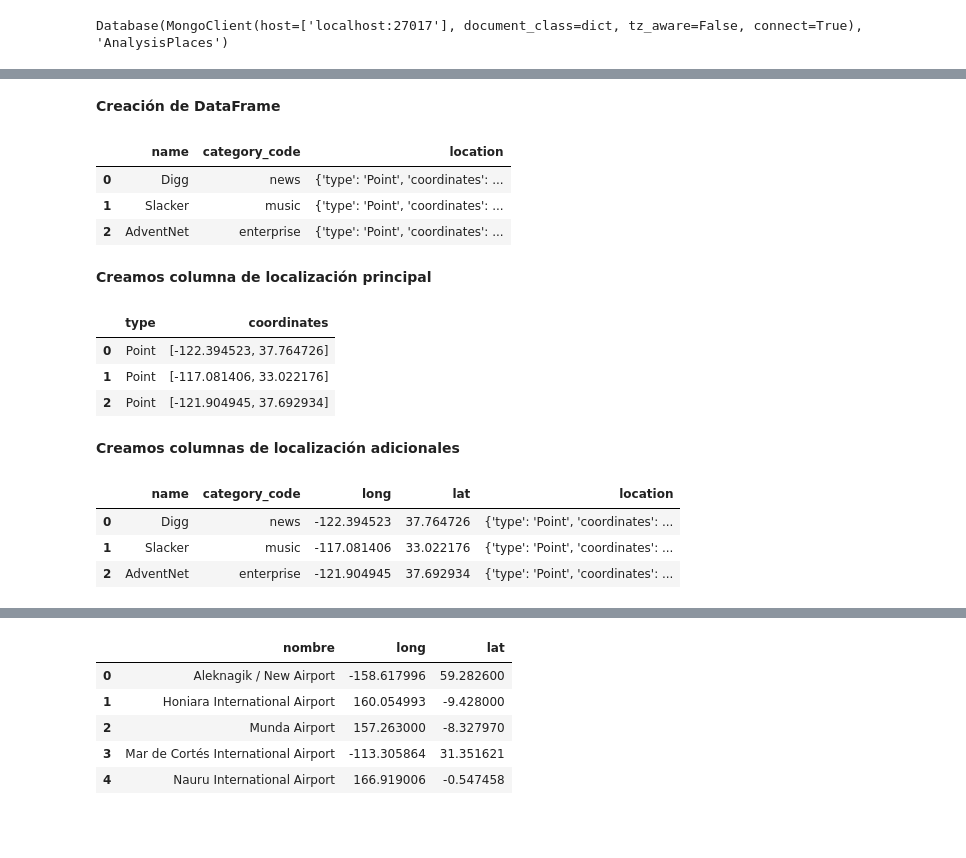
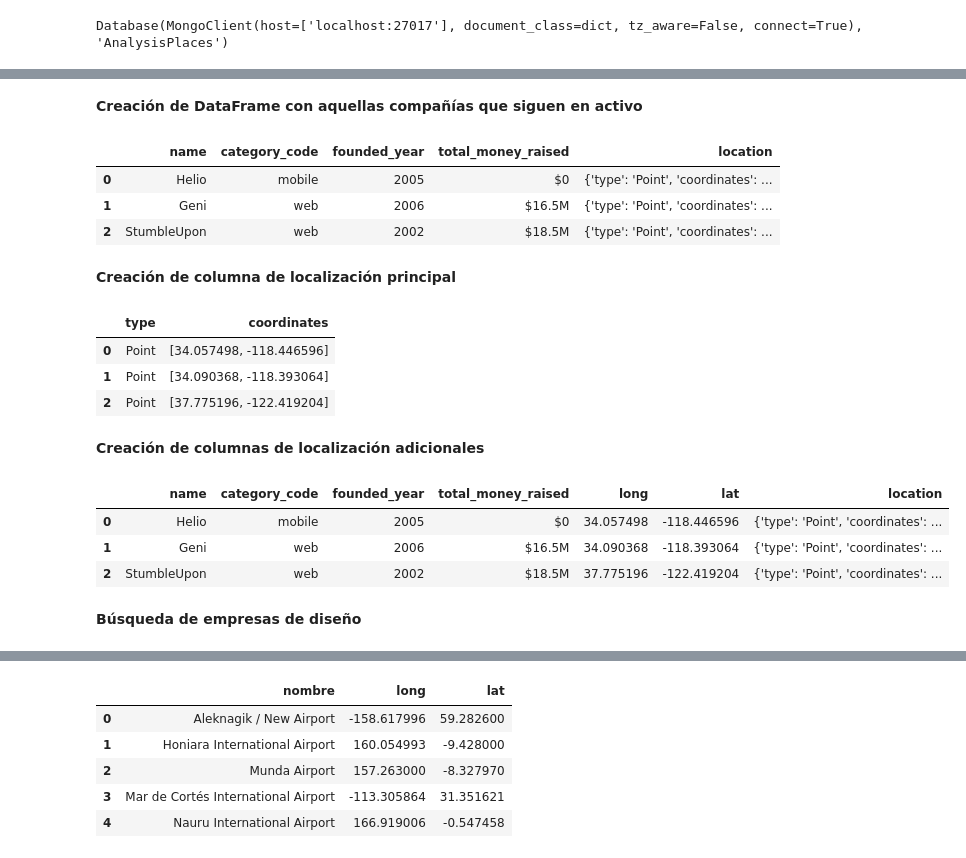
Before and after one commit to Alejorro/Analysis-Places, a Jupyter notebook: main.ipynb, the cells around one changed output, grey strips where cells are left out. Saved outputs shown, nothing was run; the diff lists cells and outputs as text; code cells hidden in the pictures; blank space fills up the shorter version.

```diff
--- a/main.ipynb
+++ b/main.ipynb
@@ -74,39 +86,41 @@ officesCoord = cleaning(db["companiesOriginal"])
+# %% [markdown]
+**Creación de DataFrame con aquellas compañías que siguen en activo**
+# %%
+filter = {"$and":[{"location":{"$not":{"$size":0}}},{"location":{"$ne":None}},{"location":{"$exists":True}}]}
+project={"name":1,"offices":1,"category_code":1, "founded_year":1, "total_money_raised":1, "location":1,"_id":0}
+
+test = pd.DataFrame(list(db['companiesCoord'].find(filter=filter,projection=project)))
+
+test.head(3)
+# %% [output]
+|  | name | category_code | founded_year | total_money_raised | location |
+| 0 | Helio | mobile | 2005 | $0 | {'type': 'Point', 'coordinates': ... |
+| 1 | Geni | web | 2006 | $16.5M | {'type': 'Point', 'coordinates': ... |
+| 2 | StumbleUpon | web | 2002 | $18.5M | {'type': 'Point', 'coordinates': ... |
 # %% [markdown]
-**Creación de DataFrame**
+**Creación de columna de localización principal**
-# %%
-filter = {"$and":[{"location":{"$not":{"$size":0}}},{"location":{"$ne":None}},{"location":{"$exists":True}}]}
-project={'name': 1, "category_code":1, "location":1, '_id':0}
-
-test = pd.DataFrame(list(db['companiesCoord'].find(filter=filter,projection=project)))
-
-test.head(3)
-# %% [output]
-|  | name | category_code | location |
-| 0 | Digg | news | {'type': 'Point', 'coordinates': ... |
-| 1 | Slacker | music | {'type': 'Point', 'coordinates': ... |
-| 2 | AdventNet | enterprise | {'type': 'Point', 'coordinates': ... |
-# %% [markdown]
-**Creamos columna de localización principal**
 # %%
 dfCoords = test[["location"]].apply(lambda r: r.location, result_type="expand", axis=1)
 
 dfCoords.head(3)
 # %% [output]
 |  | type | coordinates |
-| 0 | Point | [-122.394523, 37.764726] |
-| 1 | Point | [-117.081406, 33.022176] |
-| 2 | Point | [-121.904945, 37.692934] |
+| 0 | Point | [34.057498, -118.446596] |
+| 1 | Point | [34.090368, -118.393064] |
+| 2 | Point | [37.775196, -122.419204] |
 # %% [markdown]
-**Creamos columnas de localización adicionales**
+**Creación de columnas de localización adicionales**
 # %%
 test["long"] = dfCoords["coordinates"].apply(lambda x: x[0])
 test["lat"] = dfCoords["coordinates"].apply(lambda x: x[1])
 
-test = test[['name', 'category_code', 'long', 'lat', 'location']]
+test = test[['name', 'category_code', 'founded_year', 'total_money_raised', 'long', 'lat', 'location']]
 
 test.head(3)
 # %% [output]
-|  | name | category_code | long | lat | location |
-| 0 | Digg | news | -122.394523 | 37.764726 | {'type': 'Point', 'coordinates': ... |
-| 1 | Slacker | music | -117.081406 | 33.022176 | {'type': 'Point', 'coordinates': ... |
-| 2 | AdventNet | enterprise | -121.904945 | 37.692934 | {'type': 'Point', 'coordinates': ... |
+|  | name | category_code | founded_year | total_money_raised | long | lat | location |
+| 0 | Helio | mobile | 2005 | $0 | 34.057498 | -118.446596 | {'type': 'Point', 'coordinates': ... |
+| 1 | Geni | web | 2006 | $16.5M | 34.090368 | -118.393064 | {'type': 'Point', 'coordinates': ... |
+| 2 | StumbleUpon | web | 2002 | $18.5M | 37.775196 | -122.419204 | {'type': 'Point', 'coordinates': ... |
+# %% [markdown]
+**Búsqueda de empresas de diseño**
```
Also changed, not shown: parts of 64 cells of this notebook, 11 other files.
